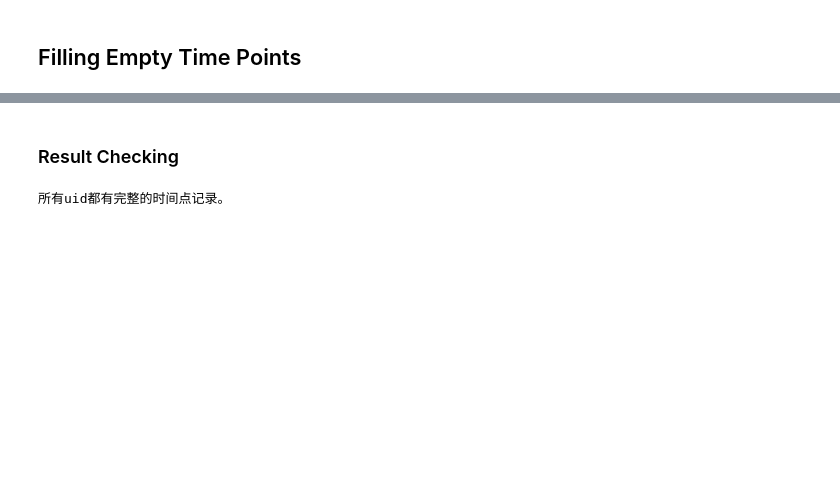
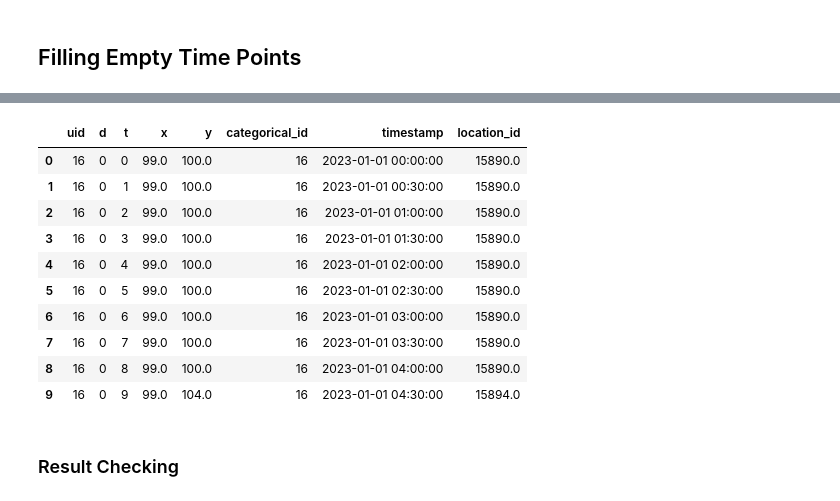
Before and after one commit to rongboxu/tft_tf2, a Jupyter notebook: data_processing.ipynb, the cells around one changed output, grey strips where cells are left out. Saved outputs shown, nothing was run; the diff lists cells and outputs as text; code cells hidden in the pictures; blank space fills up the shorter version.

```diff
--- a/data_processing.ipynb
+++ b/data_processing.ipynb
@@ -118,19 +85,34 @@ print(result)
+# %%
+# Create a copy of the data to avoid modifying the original dataframe
+df_sample_reset = df_filled.copy()
+
+df_sorted = df_sample_reset.sort_values(by=['uid', 'd', 't']).reset_index(drop=True)
+
+# Define a function to fill the NA values for each uid and d combination
+def fill_values_for_group(group):
+    # Scenario 1: Fill NA values between two non-NA t values with forward fill
+    group[['x', 'y', 'location_id']] = group[['x', 'y', 'location_id']].ffill()
+
+    # Scenario 2 and 3: Fill NA values before or after a non-NA t value with backward fill
+    group[['x', 'y', 'location_id']] = group[['x', 'y', 'location_id']].bfill()
+
+    return group
+
+# Apply the function to each uid and d combination
+df_filled_correctly = df_sorted.groupby(['uid', 'd']).apply(fill_values_for_group).reset_index(drop=True)
+
+df_filled_correctly.head(10)
+# %% [output]
+|  | uid | d | t | x | y | categorical_id | timestamp | location_id |
+| 0 | 16 | 0 | 0 | 99.0 | 100.0 | 16 | 2023-01-01 00:00:00 | 15890.0 |
+| 1 | 16 | 0 | 1 | 99.0 | 100.0 | 16 | 2023-01-01 00:30:00 | 15890.0 |
+| 2 | 16 | 0 | 2 | 99.0 | 100.0 | 16 | 2023-01-01 01:00:00 | 15890.0 |
+| 3 | 16 | 0 | 3 | 99.0 | 100.0 | 16 | 2023-01-01 01:30:00 | 15890.0 |
+| 4 | 16 | 0 | 4 | 99.0 | 100.0 | 16 | 2023-01-01 02:00:00 | 15890.0 |
+| 5 | 16 | 0 | 5 | 99.0 | 100.0 | 16 | 2023-01-01 02:30:00 | 15890.0 |
+| 6 | 16 | 0 | 6 | 99.0 | 100.0 | 16 | 2023-01-01 03:00:00 | 15890.0 |
+| 7 | 16 | 0 | 7 | 99.0 | 100.0 | 16 | 2023-01-01 03:30:00 | 15890.0 |
+| 8 | 16 | 0 | 8 | 99.0 | 100.0 | 16 | 2023-01-01 04:00:00 | 15890.0 |
+| 9 | 16 | 0 | 9 | 99.0 | 104.0 | 16 | 2023-01-01 04:30:00 | 15894.0 |
 # %% [markdown]
 ### Result Checking
-# %%
-
-# 计算预期的时间点数
-expected_count = len(date_range)
-
-# 对每个uid进行分组并计算条数
-grouped_counts = result.groupby('uid').size()
-
-# 查找不匹配预期的uid
-incomplete_uids = grouped_counts[grouped_counts != expected_count].index.tolist()
-
-if not incomplete_uids:
-    print("所有uid都有完整的时间点记录。")
-else:
-    print(f"以下uid的记录不完整：{incomplete_uids}")
-# %% [output]
-所有uid都有完整的时间点记录。
```
Also changed, not shown: parts of 13 cells of this notebook.
